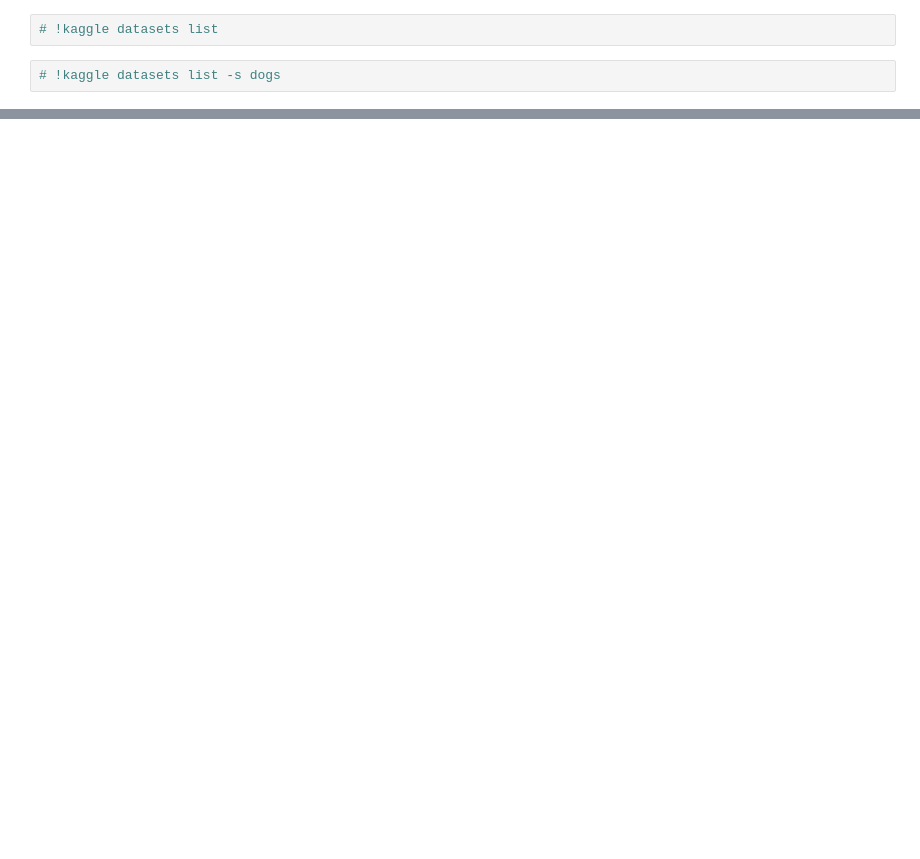
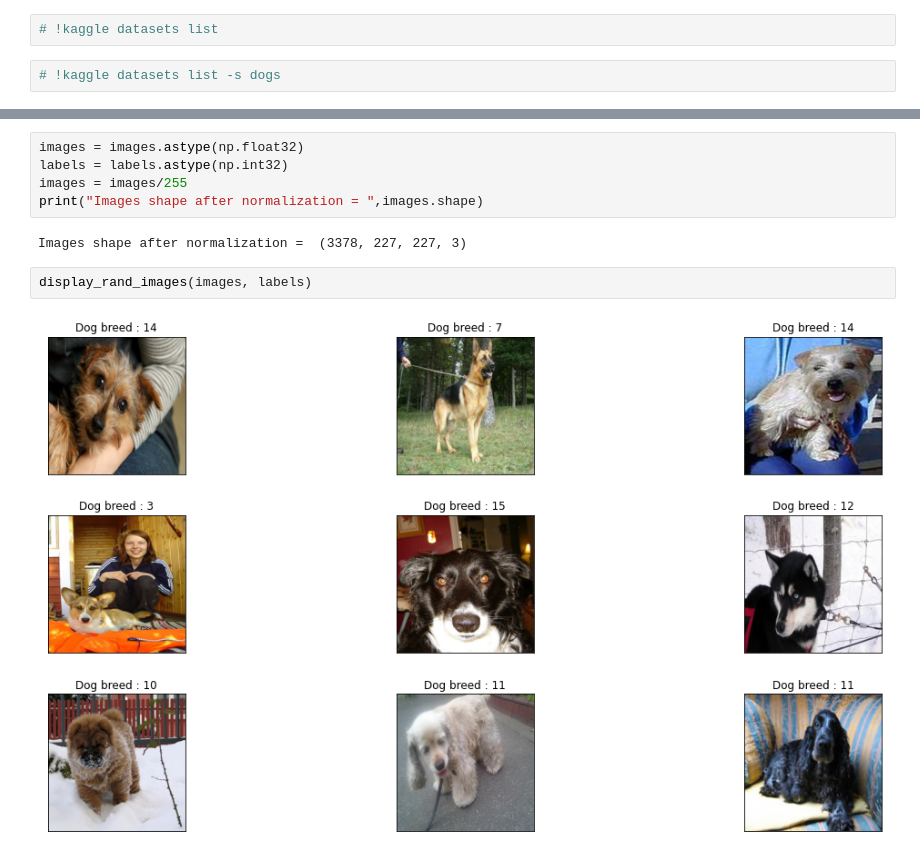
Before and after one commit to sun-fox/Deep-Learning-CNN, a Jupyter notebook: Dog_classification.ipynb, the cells around one changed output, grey strips where cells are left out. Cells and saved outputs as stored; diff of their text form; blank space fills up the shorter version.

```diff
--- a/Dog_classification.ipynb
+++ b/Dog_classification.ipynb
@@ -81,0 +164,11 @@ n02093256-Staffordshire_bullterrier
+# %%
+images = images.astype(np.float32)
+labels = labels.astype(np.int32)
+images = images/255
+print("Images shape after normalization = ",images.shape)
+# %% [output]
+Images shape after normalization =  (3378, 227, 227, 3)
+# %%
+display_rand_images(images, labels)
+# %% [output]
+[figure, added]
```
Also changed, not shown: parts of 24 cells of this notebook.
